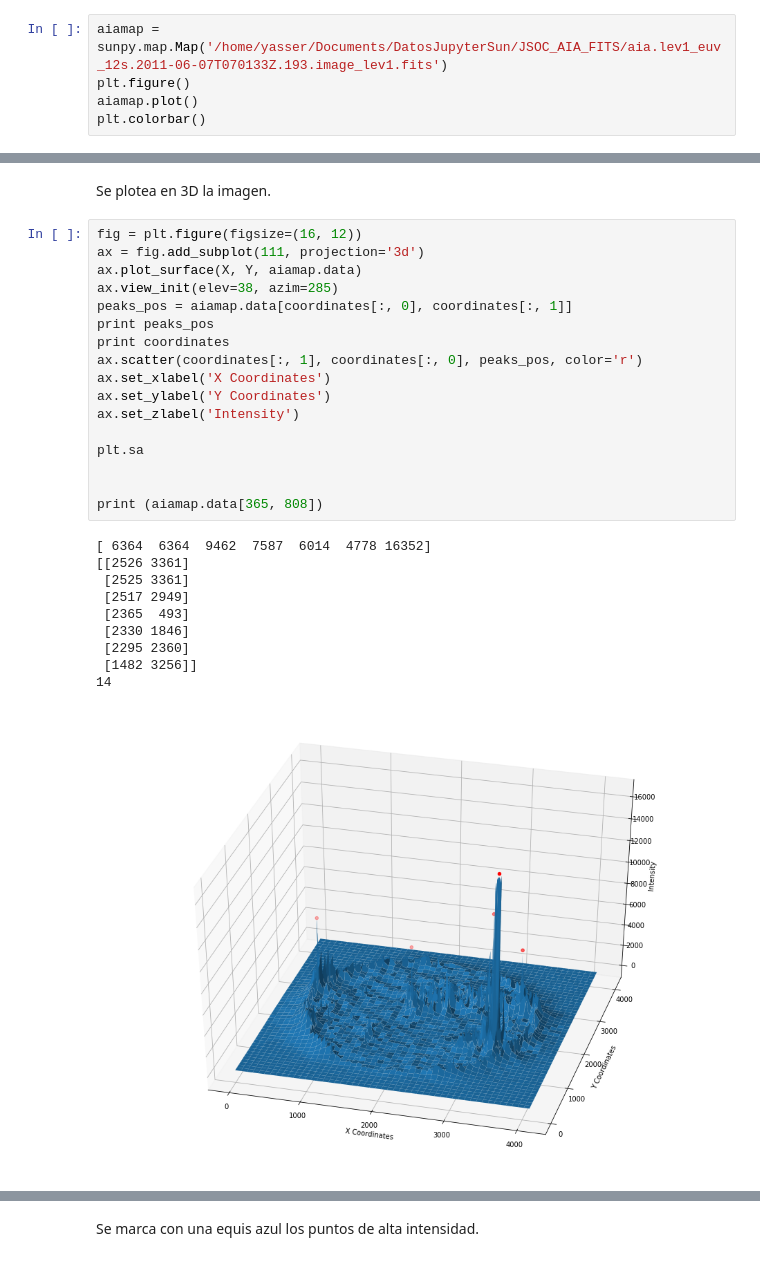
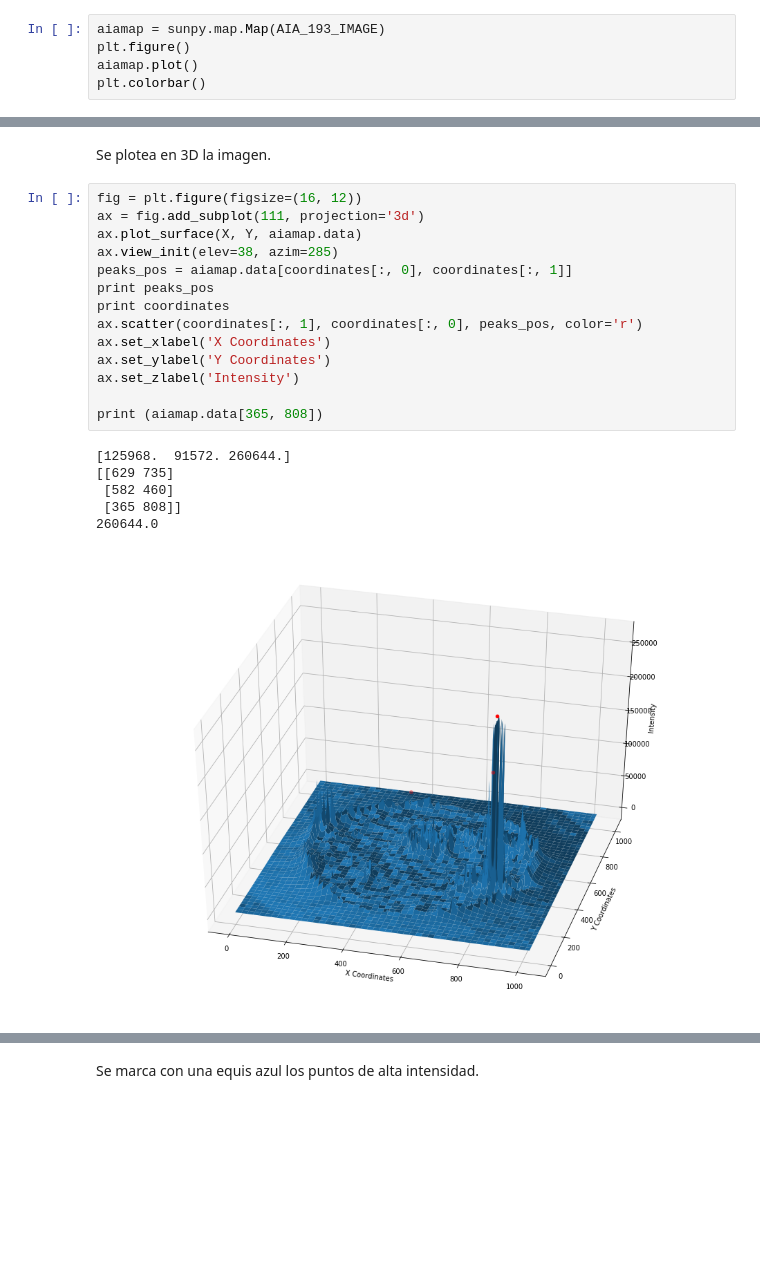
Before and after one commit to fmezacr/phd, a Jupyter notebook: Deteccion_picos_en_imagenes_solares.ipynb, the cells around one changed output, grey strips where cells are left out. Saved outputs shown, nothing was run; the diff lists cells and outputs as text; blank space fills up the shorter version.

```diff
--- a/Deteccion_picos_en_imagenes_solares.ipynb
+++ b/Deteccion_picos_en_imagenes_solares.ipynb
@@ -19,7 +19,7 @@ from sunpy.data.sample import AIA_193_IMAGE
 # %% [markdown]
 Se usará un sample de sunpy
 # %%
-aiamap = sunpy.map.Map('/home/yasser/Documents/DatosJupyterSun/JSOC_AIA_FITS/aia.lev1_euv_12s.2011-06-07T070133Z.193.image_lev1.fits')
+aiamap = sunpy.map.Map(AIA_193_IMAGE)
 plt.figure()
 aiamap.plot()
 plt.colorbar()
@@ -62,30 +62,23 @@ Se plotea en 3D la imagen.
 # %%
 fig = plt.figure(figsize=(16, 12))
 ax = fig.add_subplot(111, projection='3d')
 ax.plot_surface(X, Y, aiamap.data)
 ax.view_init(elev=38, azim=285)
 peaks_pos = aiamap.data[coordinates[:, 0], coordinates[:, 1]]
 print peaks_pos
 print coordinates
 ax.scatter(coordinates[:, 1], coordinates[:, 0], peaks_pos, color='r')
 ax.set_xlabel('X Coordinates')
 ax.set_ylabel('Y Coordinates')
 ax.set_zlabel('Intensity')
 
-plt.sa
-
-
 print (aiamap.data[365, 808])
 # %% [output]
-[ 6364  6364  9462  7587  6014  4778 16352]
-[[2526 3361]
- [2525 3361]
- [2517 2949]
- [2365  493]
- [2330 1846]
- [2295 2360]
- [1482 3256]]
-14
+[125968.  91572. 260644.]
+[[629 735]
+ [582 460]
+ [365 808]]
+260644.0
-[figure, old version]
+[figure, new version]
 # %%
 hpc_max = aiamap.pixel_to_world(coordinates[:, 1]*u.pixel, coordinates[:, 0]*u.pixel)
```
Also changed, not shown: parts of 4 cells of this notebook, 2 other files.
